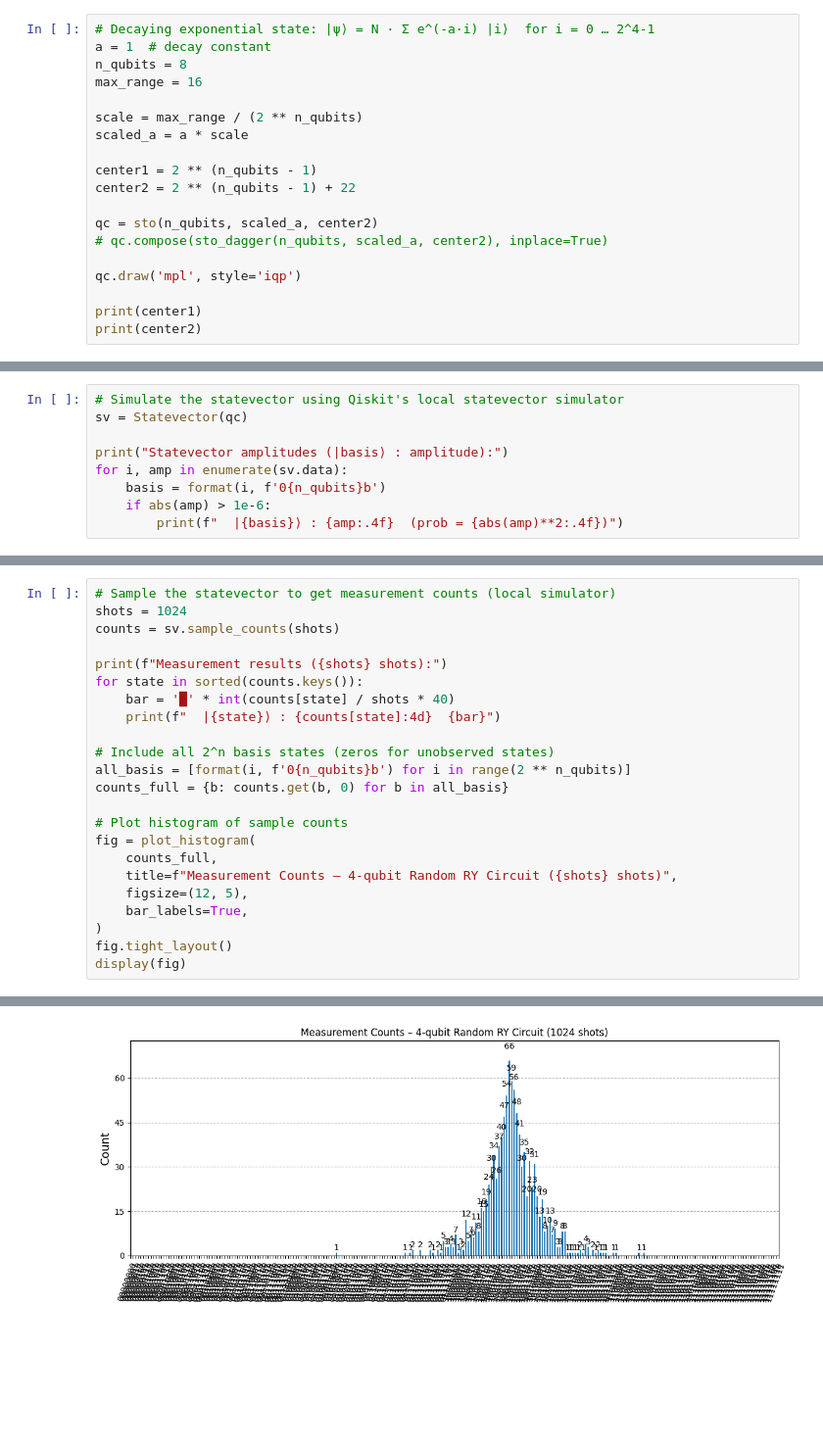
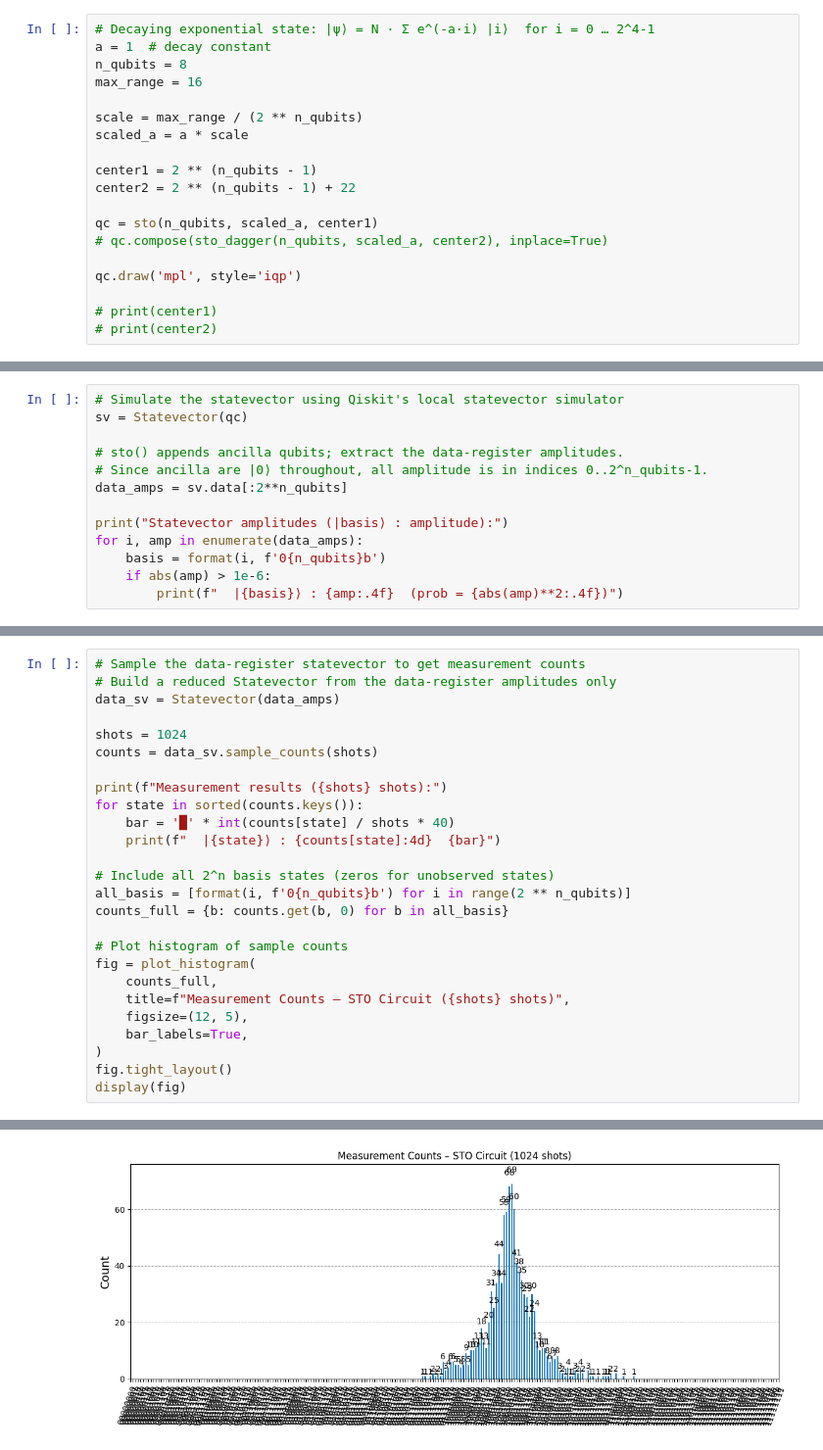
Before and after one commit to sorin-bolos/QuantumComputingResearch, a Jupyter notebook: STOsInMoleculeSymulations/STOs.ipynb, the cells around one changed output, grey strips where cells are left out. Shown at 98% size. Drawn from its saved outputs; the diff is of its cells as text; blank space fills up the shorter version.

```diff
--- a/STOsInMoleculeSymulations/STOs.ipynb
+++ b/STOsInMoleculeSymulations/STOs.ipynb
@@ -107,11 +234,11 @@ scaled_a = a * scale
 center1 = 2 ** (n_qubits - 1)
 center2 = 2 ** (n_qubits - 1) + 22
 
-qc = sto(n_qubits, scaled_a, center2)
+qc = sto(n_qubits, scaled_a, center1)
 # qc.compose(sto_dagger(n_qubits, scaled_a, center2), inplace=True)
 
 qc.draw('mpl', style='iqp')
 
-print(center1)
-print(center2)
+# print(center1)
+# print(center2)
 # %% [output]
@@ -121,8 +247,12 @@ print(center2)
 # Simulate the statevector using Qiskit's local statevector simulator
 sv = Statevector(qc)
 
+# sto() appends ancilla qubits; extract the data-register amplitudes.
+# Since ancilla are |0⟩ throughout, all amplitude is in indices 0..2^n_qubits-1.
+data_amps = sv.data[:2**n_qubits]
+
 print("Statevector amplitudes (|basis⟩ : amplitude):")
-for i, amp in enumerate(sv.data):
+for i, amp in enumerate(data_amps):
     basis = format(i, f'0{n_qubits}b')
     if abs(amp) > 1e-6:
         print(f"  |{basis}⟩ : {amp:.4f}  (prob = {abs(amp)**2:.4f})")
@@ -213,7 +342,10 @@ plt.show()
 # %%
-# Sample the statevector to get measurement counts (local simulator)
+# Sample the data-register statevector to get measurement counts
+# Build a reduced Statevector from the data-register amplitudes only
+data_sv = Statevector(data_amps)
+
 shots = 1024
-counts = sv.sample_counts(shots)
+counts = data_sv.sample_counts(shots)
 
 print(f"Measurement results ({shots} shots):")
 for state in sorted(counts.keys()):
@@ -227,7 +359,7 @@ counts_full = {b: counts.get(b, 0) for b in all_basis}
 # Plot histogram of sample counts
 fig = plot_histogram(
     counts_full,
-    title=f"Measurement Counts – 4-qubit Random RY Circuit ({shots} shots)",
+    title=f"Measurement Counts – STO Circuit ({shots} shots)",
     figsize=(12, 5),
     bar_labels=True,
 )
@@ -254,4 +386,4 @@ Measurement results (1024 shots):
-[figure, old version]
+[figure, new version]
 # %%
 # Decaying exponential state: |ψ⟩ = N · Σ e^(-a·i) |i⟩  for i = 0 … 2^4-1
 a = 1  # decay constant
```
Also changed, not shown: parts of 14 cells of this notebook, 1 other file.
